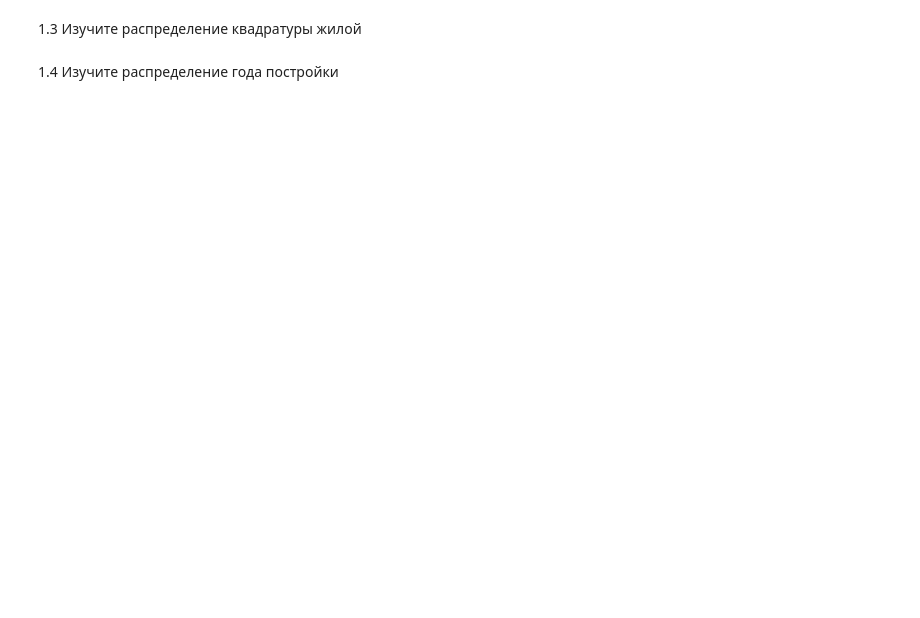
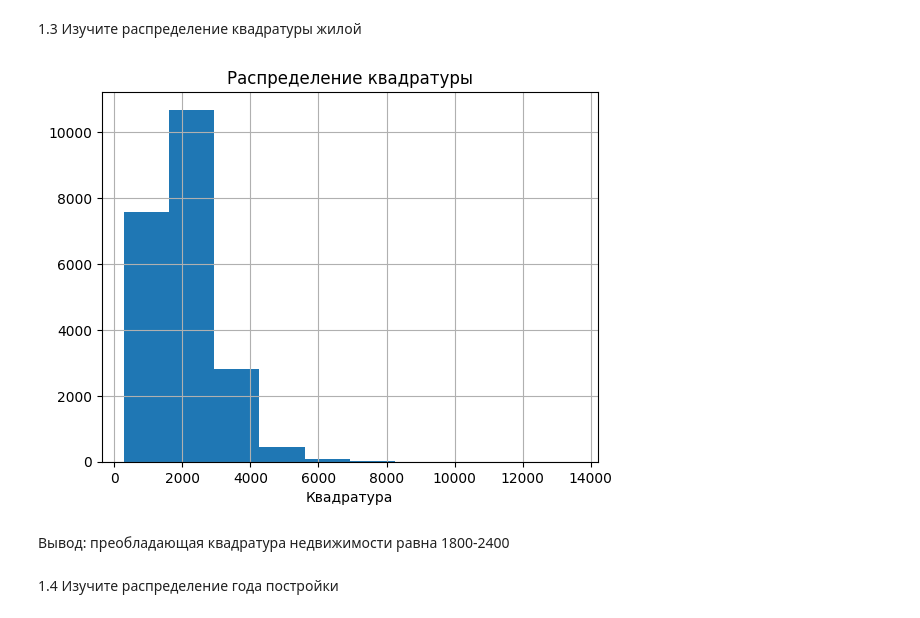
Before and after one commit to AleksandrSukhushin/Python-Basics-for-Analysts, a Jupyter notebook: Homeworks/HW #4/Tasks.ipynb, the cells around one changed output. Cells and saved outputs as stored; diff of their text form; code cells hidden in the pictures; blank space fills up the shorter version.

```diff
--- a/Homeworks/HW #4/Tasks.ipynb
+++ b/Homeworks/HW #4/Tasks.ipynb
@@ -20,4 +45,14 @@ df.head()
 # %% [markdown]
 1.3 Изучите распределение квадратуры жилой
+# %%
+plt.hist(df['sqft_living'])
+plt.xlabel('Квадратура')
+plt.title('Распределение квадратуры')
+plt.grid()
+plt.show()
+# %% [output]
+[figure, added]
+# %% [markdown]
+Вывод: преобладающая квадратура недвижимости равна 1800-2400
 # %% [markdown]
 1.4 Изучите распределение года постройки
```
Also changed, not shown: parts of 19 cells of this notebook, 1 other file.
